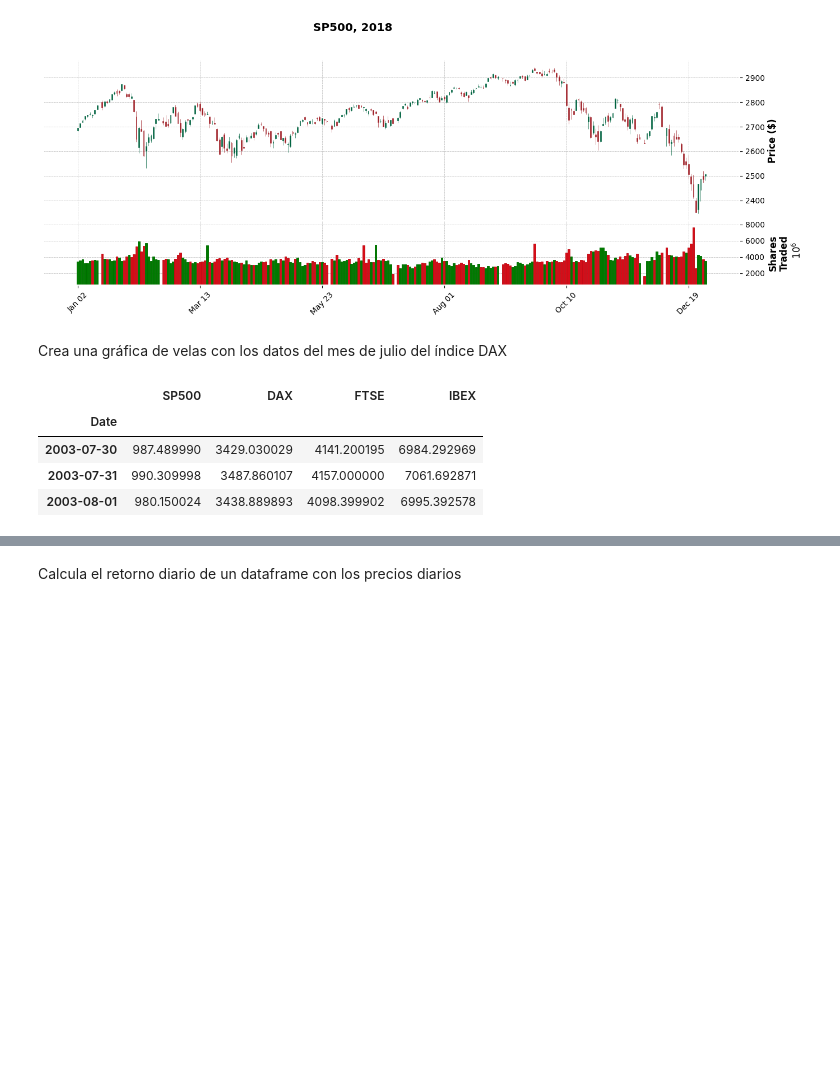
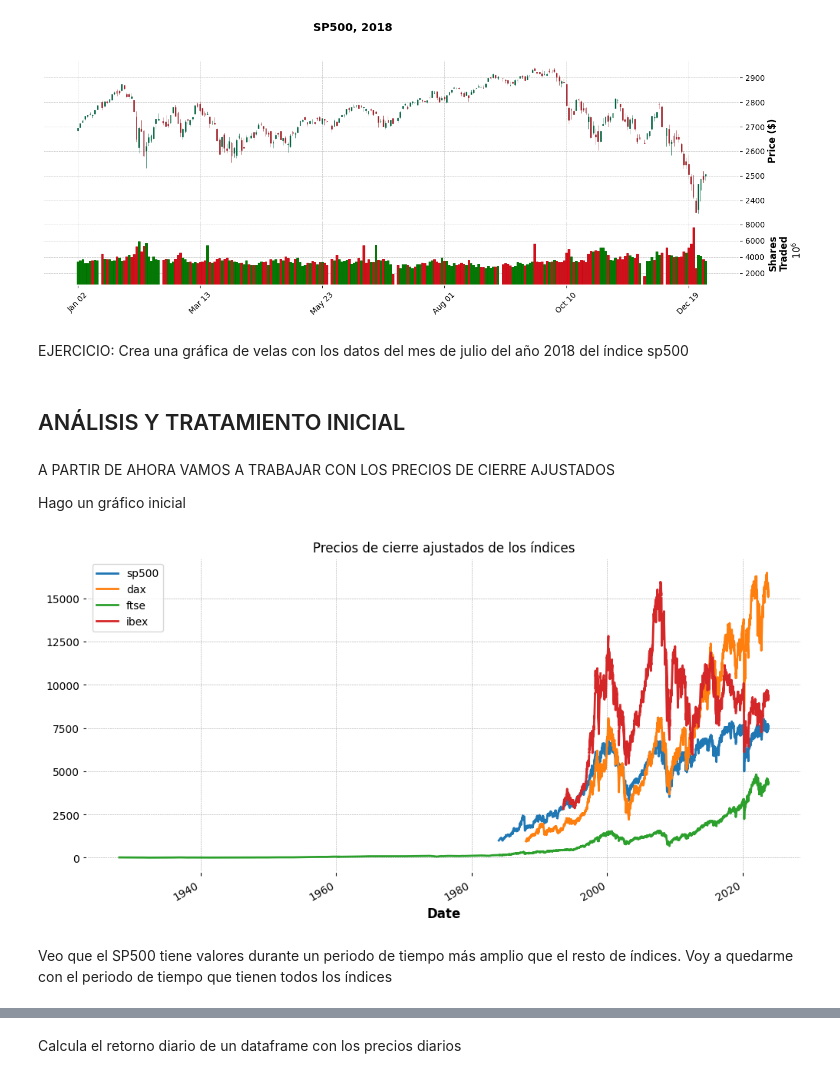
Before and after one commit to alfonso-santos/Intro-Python-Finanzas-2023, a Jupyter notebook: 7_Analisis_Info_Bolsa/7_1_Data_Inicio.ipynb, the cells around one changed output, grey strips where cells are left out. Drawn from its saved outputs; the diff is of its cells as text; code cells hidden in the pictures; blank space fills up the shorter version.

```diff
--- a/7_Analisis_Info_Bolsa/7_1_Data_Inicio.ipynb
+++ b/7_Analisis_Info_Bolsa/7_1_Data_Inicio.ipynb
@@ -92,12 +280,17 @@ mpf.plot(
 # %% [output]
 [figure]
 # %% [markdown]
-Crea una gráfica de velas con los datos del mes de julio del índice DAX
+EJERCICIO: Crea una gráfica de velas con los datos del mes de julio del año 2018 del índice sp500
-# %%
-precios_df.head(3)
-# %% [output]
-|  | SP500 | DAX | FTSE | IBEX |
-| Date |  |  |  |  |
-| 2003-07-30 | 987.489990 | 3429.030029 | 4141.200195 | 6984.292969 |
-| 2003-07-31 | 990.309998 | 3487.860107 | 4157.000000 | 7061.692871 |
-| 2003-08-01 | 980.150024 | 3438.889893 | 4098.399902 | 6995.392578 |
+# %% [markdown]
+## ANÁLISIS Y TRATAMIENTO INICIAL
+# %% [markdown]
+A PARTIR DE AHORA VAMOS A TRABAJAR CON LOS PRECIOS DE CIERRE AJUSTADOS
+
+Hago un gráfico inicial
+# %%
+precios_df.plot(figsize=(12,6));
+plt.title('Precios de cierre ajustados de los índices');
+# %% [output]
+[figure, added]
+# %% [markdown]
+Veo que el SP500 tiene valores durante un periodo de tiempo más amplio que el resto de índices. Voy a quedarme con el periodo de tiempo que tienen todos los índices
```
Also changed, not shown: parts of 110 cells of this notebook, 4 other files.
